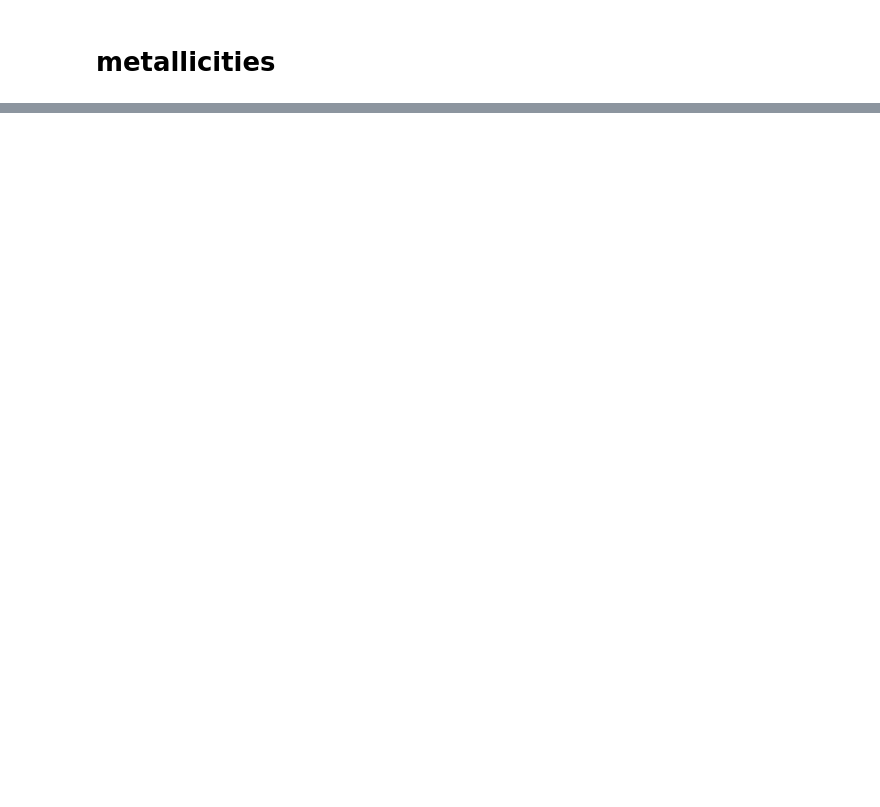
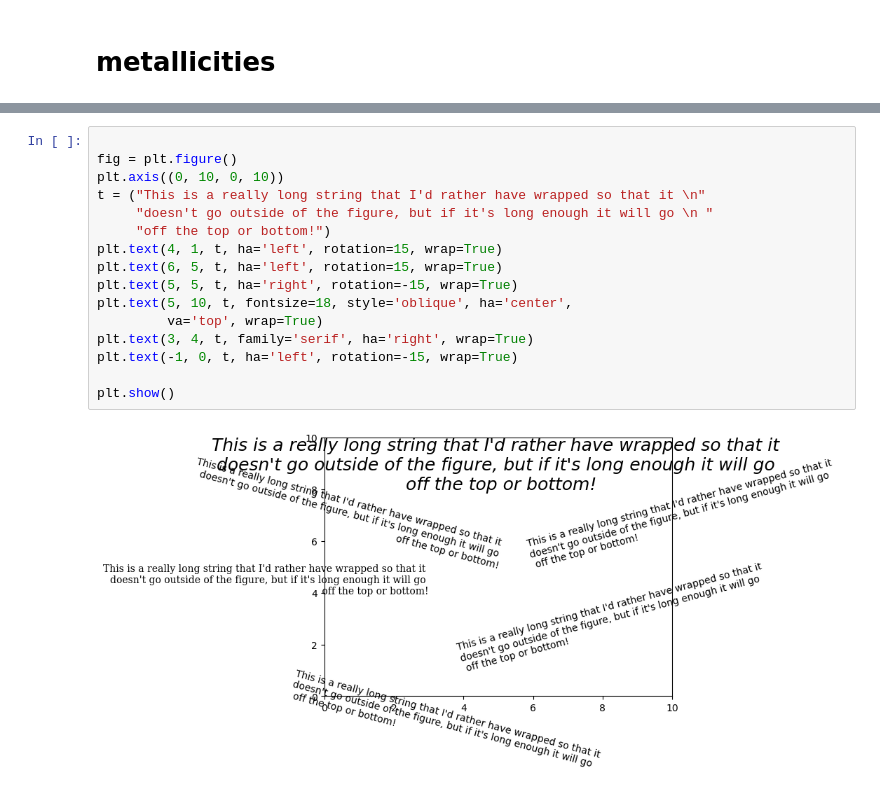
Before and after one commit to mikalambert/UCSC_DESI_MW, a Jupyter notebook: desi_map_iron-ridges_plot.ipynb, the cells around one changed output, grey strips where cells are left out. Drawn from its saved outputs; the diff is of its cells as text; blank space fills up the shorter version.

```diff
--- a/desi_map_iron-ridges_plot.ipynb
+++ b/desi_map_iron-ridges_plot.ipynb
@@ -1563,0 +1866,18 @@ fig.colorbar(pcm, ax=ax, location='right', label='[Fe/H]')
+# %%
+
+fig = plt.figure()
+plt.axis((0, 10, 0, 10))
+t = ("This is a really long string that I'd rather have wrapped so that it \n"
+     "doesn't go outside of the figure, but if it's long enough it will go \n "
+     "off the top or bottom!")
+plt.text(4, 1, t, ha='left', rotation=15, wrap=True)
+plt.text(6, 5, t, ha='left', rotation=15, wrap=True)
+plt.text(5, 5, t, ha='right', rotation=-15, wrap=True)
+plt.text(5, 10, t, fontsize=18, style='oblique', ha='center',
+         va='top', wrap=True)
+plt.text(3, 4, t, family='serif', ha='right', wrap=True)
+plt.text(-1, 0, t, ha='left', rotation=-15, wrap=True)
+
+plt.show()
+# %% [output]
+[figure, added]
```
Also changed, not shown: parts of 21 cells of this notebook, 5 other files.
